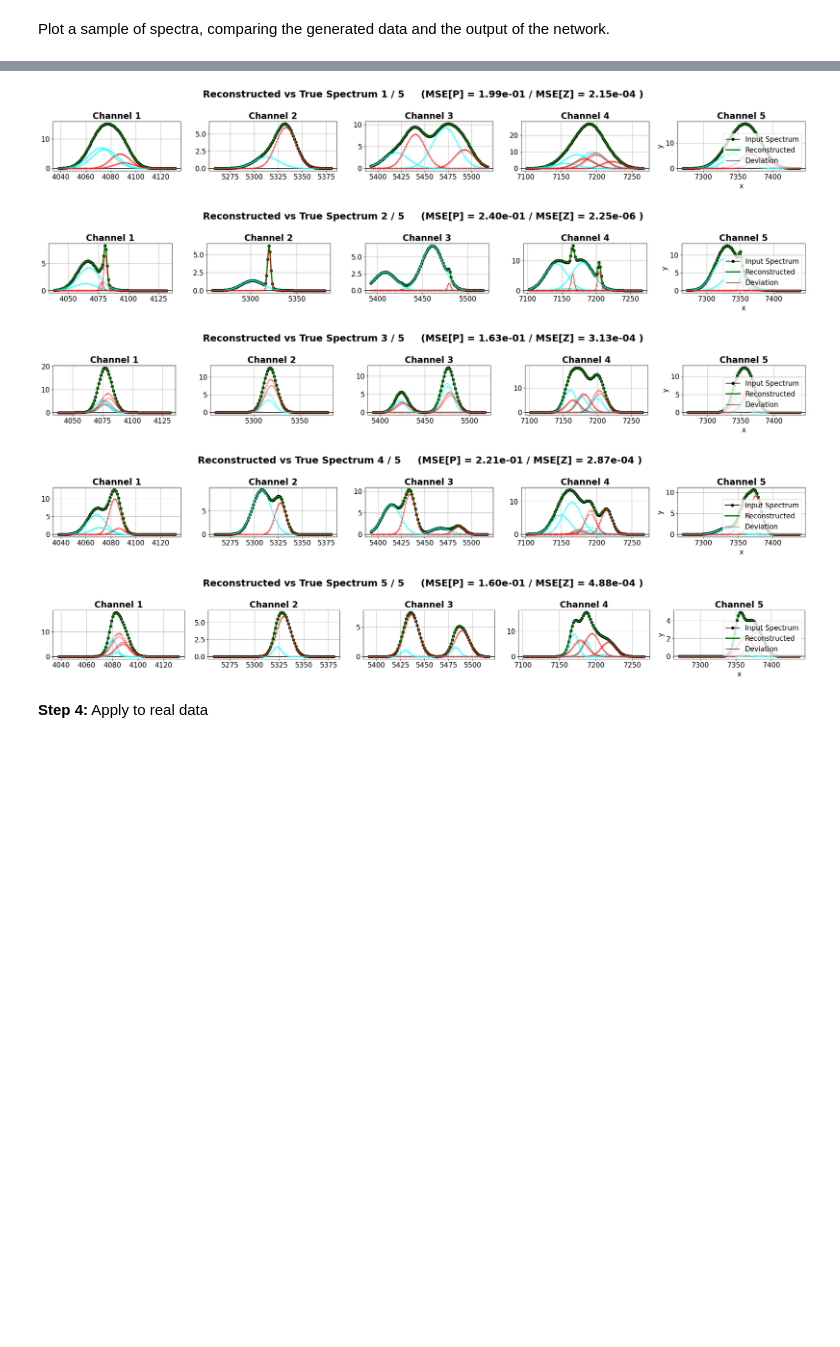
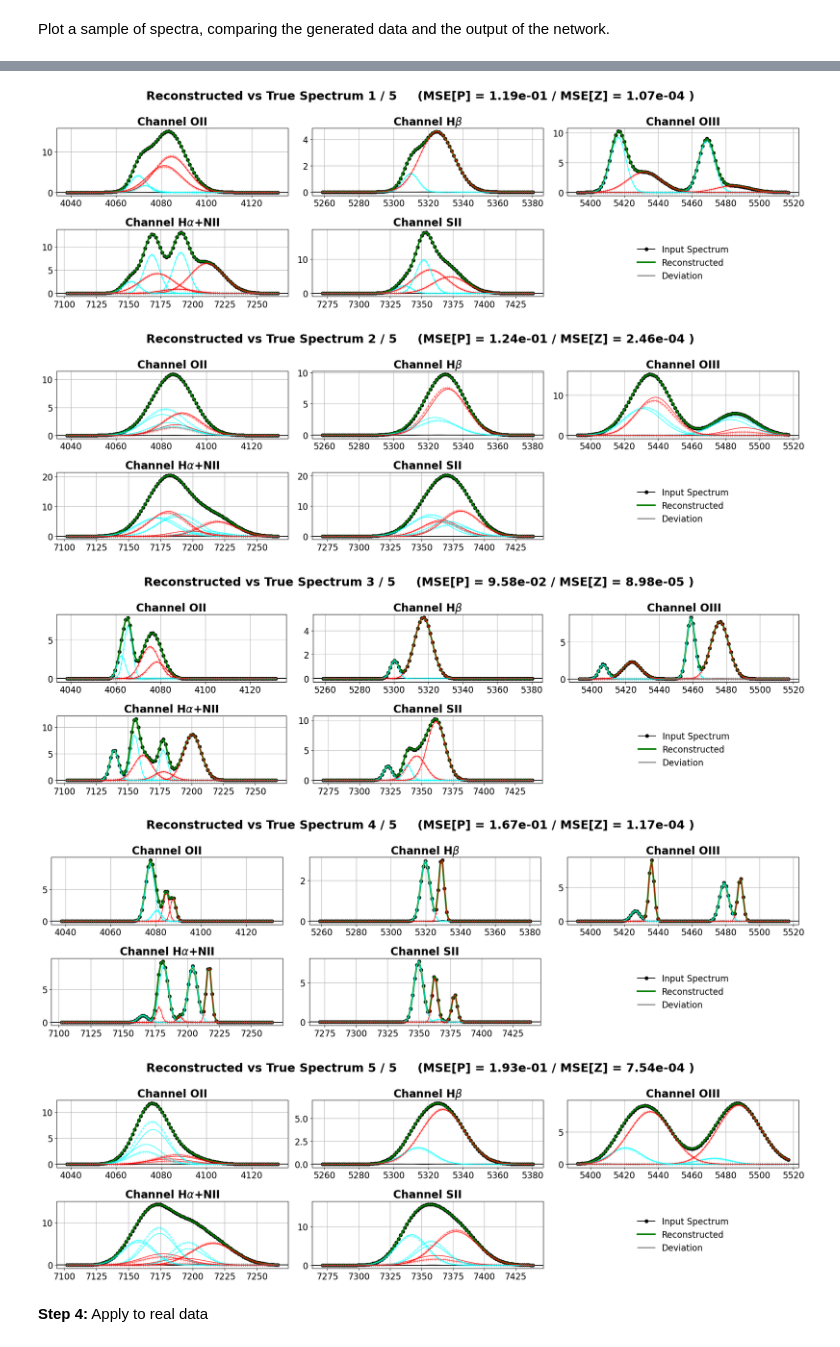
Before and after one commit to Caykroyd/spectral_fit_net, a Jupyter notebook: gaussian_fit.ipynb, the cells around one changed output, grey strips where cells are left out. Drawn from its saved outputs; the diff is of its cells as text; code cells hidden in the pictures; blank space fills up the shorter version.

```diff
--- a/gaussian_fit.ipynb
+++ b/gaussian_fit.ipynb
@@ -357,7 +345,7 @@ z = gaussian_model(wl, pars) # output shape (N, C, D)
 assert z.shape == (N, C, D), f'Spectrum is not in expected shape! (shape = {z.shape}, expected = {(N, C, D)})'
 
 # Add optional noise
-w_std = 0.5e-2 * np.ones((N, C, D)) # to simplify, we use uniform amplitude across channels
+w_std = 0.5e-1 * np.ones((N, C, D)) # to simplify, we use uniform amplitude across channels
 w = rng.normal(scale=w_std) # normal distribution of noise, independently sampled for each wavelength
 w = to_tensor(w)
 
@@ -447,7 +506,7 @@ from optim import EarlyStopping
 # Choose model
 # We are using the Coordinate Convolution model
 # However, we are currently assuming a linear partition of the wavelengths (which is not strictly the case)
-# We can also test Conv1d groups = C
+# We can also test Conv1d groups = C (not currently possible bcs CoordConv adds 1 channel)
 model = CoordGaussNet(C, P, D)
 print('Model architecture', f'({sum(p.numel() for p in model.parameters())} parameters):')
 print(model)
@@ -478,10 +537,10 @@ train_loader = DataLoader(train_data, batch_size=batch_size, shuffle=True)
 test_loader = DataLoader(test_data, batch_size=batch_size)
 
 # Choose optimizer configuration
-optimizer = optim.Adam(model.parameters(), lr=0.5e-3, weight_decay=1e-3, amsgrad=True)
+optimizer = optim.Adam(model.parameters(), lr=1.5e-3, weight_decay=1e-3, amsgrad=True)
 
 # LR Scheduler reduces the learning rate when the training plateaus
-scheduler = optim.lr_scheduler.ReduceLROnPlateau(optimizer, factor=0.3, patience=10, threshold=3e-3, verbose=True)
+scheduler = optim.lr_scheduler.ReduceLROnPlateau(optimizer, factor=0.3, patience=5, threshold=3e-3, verbose=True)
 
 # Early stopping
 early_stopping = EarlyStopping(patience=25, min_delta=1e-4, mode='min')  # Mode 'min' for minimizing loss
@@ -501,14 +560,14 @@ with torch.no_grad():
     train_loss = 0.0
     for signal, params in train_loader:
         output = model(signal)
-        train_loss += sum(criterion(output, params, wl))
-    train_loss /= len(train_loader)
+        train_loss += criterion(output, params, wl) * len(output)
+    train_loss /= len(train_data)
 
     test_loss = 0.0
     for signal, params in test_loader:
         output = model(signal)
-        test_loss += sum(criterion(output, params, wl))
-    test_loss /= len(test_loader)
+        test_loss += criterion(output, params, wl) * len(output)
+    test_loss /= len(test_data)
 
     history['epochs'].append(0)
     history['train_loss'].append(train_loss.item())
@@ -649,22 +709,23 @@ from importlib import reload
 # signal, params = next(iter(train_loader))
 signal, params = next(iter(test_loader))
 
-# Get network prediction
+# Phase 1. Get network prediction
 with torch.no_grad():
   model.eval()
   outputs = model(signal)
 
+# Phase 2. Optimize output parameters to better fit data
+outputs = gaussian_model.fit(wl, outputs, signal, lr=5e-2, nsteps=250)
+
 # Extract Gaussians from the outputs and reconstruct predicted spectrum
-outputs = gaussian_model.fit(wl, outputs, signal, nsteps=150)  # optimize network output parameters to better fit data
 y_pred = gaussian_model.components(wl, outputs)
 z_pred = gaussian_model(wl, outputs)
 
-# Extract Gaussians from the targets and reconstruct predicted spectrum
+# Extract Gaussians from the targets and reconstruct ground truth spectrum
 y_true = gaussian_model.components(wl, params)
 z_true = gaussian_model(wl, params) # No
 
 loss = {
-  # 'param': F.mse_loss(y_pred, y_true, reduction='none').mean(dim=(1,2,3,4)), # y.shape = (N, C, LpC, KpL, D)
   'param': F.mse_loss(output, params, reduction='none').mean(dim=-1), # params.shape = (N, P)
   'signal': F.mse_loss(z_pred, z_true, reduction='none').mean(dim=(1,2)) # z.shape = (N, C, D)
 }
@@ -677,33 +738,45 @@ z_pred = z_pred.cpu().numpy()
 loss = {k: v.cpu().numpy() for k, v in loss.items()}
 
 
-
 # Plotting
-for n in range(5):
-  plt.subplots(nrows=(C+2)//5, ncols = 5, figsize=(25, 3.5))
+plot_sample_count = 5
+legends = {}
+for n in range(plot_sample_count):
+  plt.figure(figsize=(20, 6))
   plt.suptitle(f'Reconstructed vs True Spectrum {n+1} / {5}     (MSE[P] = {loss["param"][n]:.2e} / MSE[Z] = {loss["signal"][n]:.2e} )')
   for ch_idx, ch in enumerate(channels.values()):
-    wl_ch = wl[0, ch_idx, :].cpu().numpy()
+    wl_ch = wl[0, ch_idx].cpu().numpy()
 
-    ax = plt.subplot((C+2)//5, 5, ch_idx+1)
-    ax.set_title(f'Channel {ch_idx+1}')
-    plt.plot(wl_ch, z_true[n, ch_idx], label='Input Spectrum', color='black', marker='o')
-    plt.axhline(0, 0, 1, color='black', linestyle='solid')
-    plt.plot(wl_ch, z_pred[n, ch_idx], label='Reconstructed', color='green', linestyle='solid', linewidth=3)
-    plt.plot(wl_ch, z_true[n, ch_idx] - z_pred[n, ch_idx], label='Deviation', color='black', linestyle='solid', linewidth=1)
+    ax = plt.subplot((C+2)//3, 3, ch_idx+1)
+    ax.set_title(f'Channel {ch.name}')
+    ax.plot(wl_ch, z_true[n, ch_idx], label='Input Spectrum', color='black', marker='o')
+    ax.axhline(0, 0, 1, color='black', linestyle='solid')
+    ax.plot(wl_ch, z_pred[n, ch_idx], label='Reconstructed', color='green', linestyle='solid', linewidth=3)
+    ax.plot(wl_ch, z_true[n, ch_idx] - z_pred[n, ch_idx], label='Deviation', color='black', linestyle='solid', linewidth=1)
 
     for line_idx, line_name in enumerate(ch.lines):
       for comp_idx, color in zip(range(GpL), ['cyan', 'red']):
-        plt.plot(wl_ch, y_true[n, ch_idx, line_idx, comp_idx], linestyle='dashed', marker='+', color=color, alpha=0.5, linewidth=1)
+        ax.plot(wl_ch, y_true[n, ch_idx, line_idx, comp_idx], linestyle='dashed', marker='+', color=color, alpha=0.5, linewidth=1)
       for comp_idx, color in zip(range(GpL), ['cyan', 'red']):
-        plt.plot(wl_ch, y_pred[n, ch_idx, line_idx, comp_idx], linestyle='solid', color=color, linewidth=1)
+        ax.plot(wl_ch, y_pred[n, ch_idx, line_idx, comp_idx], linestyle='solid', color=color, linewidth=1)
 
-    plt.grid(True)
+     # Collect legend handles and labels from subplot
+    handles, labels = ax.get_legend_handles_labels()
+    for h, l in zip(handles, labels):
+      if l not in legends:
+          legends[l] = h
+
+    ax.grid(True)
+
+  # Replace final axis by legend
+  legend_ax = plt.subplot((C+2)//3, 3, 6)
+  legend_ax.axis('off')  # Hide the axes
+  legend_ax.legend(handles, labels, loc='center', frameon=False) # Add the legend to the new axes
 
   # plt.text(0.99, 0.95, f'MSE = {loss[n]:.2e}', horizontalalignment='right', verticalalignment='top', transform=plt.gca().transAxes)
-  plt.xlabel('x')
-  plt.ylabel('y')
-  plt.legend(loc = 'lower right')
+
+  # plt.xlabel('x')
+  # plt.ylabel('y')
   plt.tight_layout()
   plt.show()
 # %% [output]
@@ -727,7 +800,7 @@ Fit epoch 150: loss = 2.619e-03
-[figure, old version]
+[figure, new version]
-[figure, old version]
+[figure, new version]
-[figure, old version]
+[figure, new version]
-[figure, old version]
+[figure, new version]
-[figure, old version]
+[figure, new version]
 # %% [markdown]
 **Step 4:** Apply to real data
```
Also changed, not shown: parts of 11 cells of this notebook, 4 other files.
